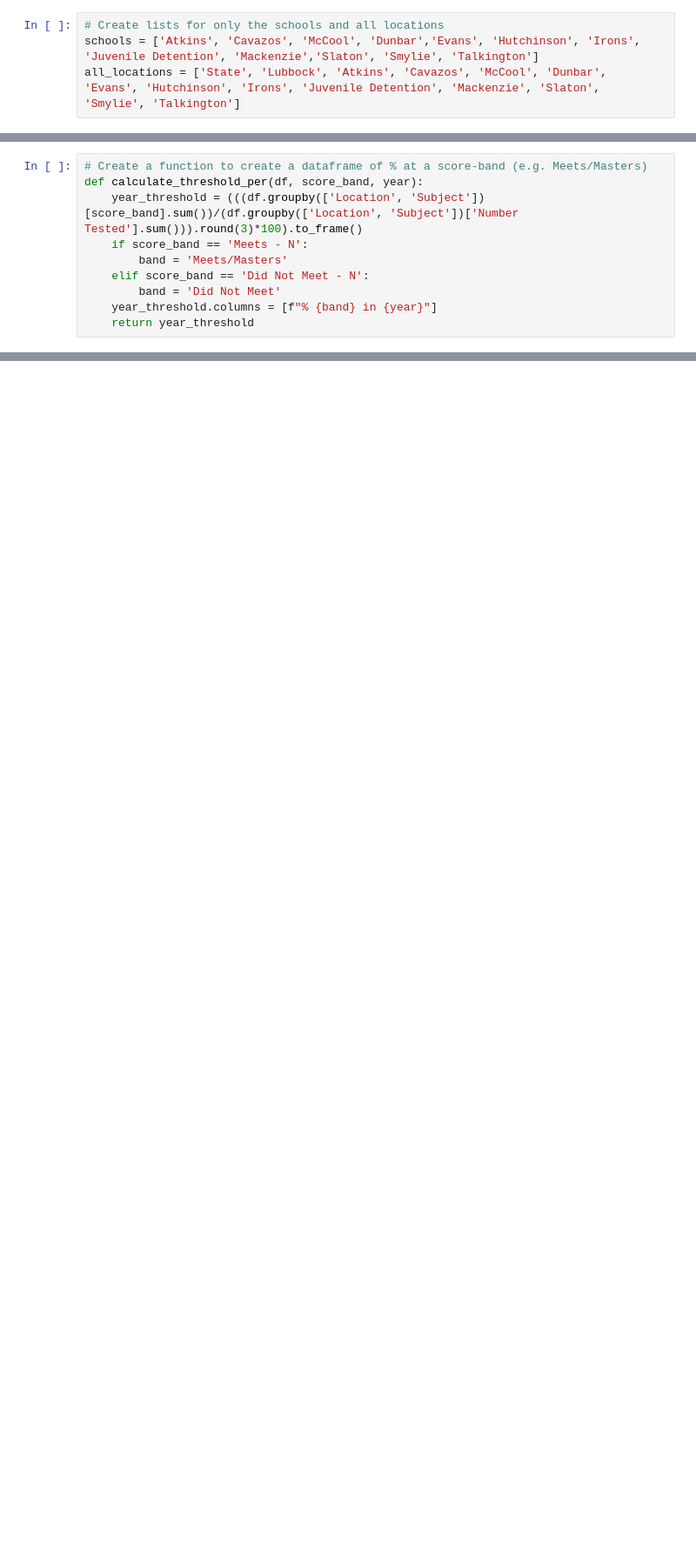
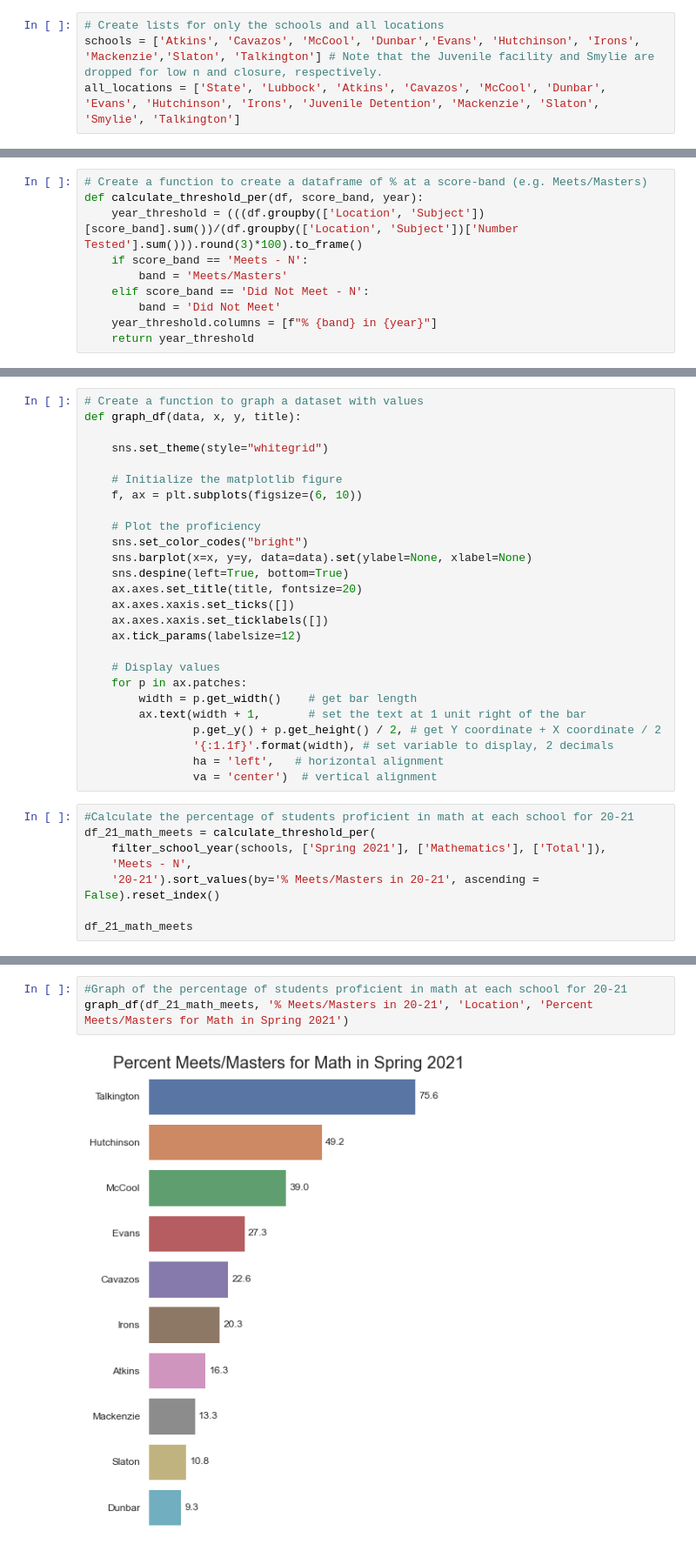
Before and after one commit to rajaridgway/lubbock-analysis, a Jupyter notebook: lubbock.ipynb, the cells around one changed output, grey strips where cells are left out. Shown at 87% size. Drawn from its saved outputs; the diff is of its cells as text; blank space fills up the shorter version.

Commit message:
Group analysis and graphing

```diff
--- a/lubbock.ipynb
+++ b/lubbock.ipynb
@@ -480,7 +481,7 @@ df_21_total_7 = df[df_21 & df_total & df_7]
 df_21_total_8 = df[df_21 & df_total & df_8]
 # %%
 # Create lists for only the schools and all locations
-schools = ['Atkins', 'Cavazos', 'McCool', 'Dunbar','Evans', 'Hutchinson', 'Irons', 'Juvenile Detention', 'Mackenzie','Slaton', 'Smylie', 'Talkington']
+schools = ['Atkins', 'Cavazos', 'McCool', 'Dunbar','Evans', 'Hutchinson', 'Irons', 'Mackenzie','Slaton', 'Talkington'] # Note that the Juvenile facility and Smylie are dropped for low n and closure, respectively.
 all_locations = ['State', 'Lubbock', 'Atkins', 'Cavazos', 'McCool', 'Dunbar', 'Evans', 'Hutchinson', 'Irons', 'Juvenile Detention', 'Mackenzie', 'Slaton', 'Smylie', 'Talkington']
 # %%
 # Create lists of all subgroup categories
@@ -617,0 +534,34 @@ df_21_meets.merge(df_21_not_meets, left_index=True, right_index=True)
+# %%
+# Create a function to graph a dataset with values
+def graph_df(data, x, y, title):
+
+    sns.set_theme(style="whitegrid")
+
+    # Initialize the matplotlib figure
+    f, ax = plt.subplots(figsize=(6, 10))
+
+    # Plot the proficiency
+    sns.set_color_codes("bright")
+    sns.barplot(x=x, y=y, data=data).set(ylabel=None, xlabel=None)
+    sns.despine(left=True, bottom=True)
+    ax.axes.set_title(title, fontsize=20)
+    ax.axes.xaxis.set_ticks([])
+    ax.axes.xaxis.set_ticklabels([])
+    ax.tick_params(labelsize=12)
+
+    # Display values
+    for p in ax.patches:
+        width = p.get_width()    # get bar length
+        ax.text(width + 1,       # set the text at 1 unit right of the bar
+                p.get_y() + p.get_height() / 2, # get Y coordinate + X coordinate / 2
+                '{:1.1f}'.format(width), # set variable to display, 2 decimals
+                ha = 'left',   # horizontal alignment
+                va = 'center')  # vertical alignment
+# %%
+#Calculate the percentage of students proficient in math at each school for 20-21
+df_21_math_meets = calculate_threshold_per(
+    filter_school_year(schools, ['Spring 2021'], ['Mathematics'], ['Total']),
+    'Meets - N',
+    '20-21').sort_values(by='% Meets/Masters in 20-21', ascending = False).reset_index()
+
+df_21_math_meets
@@ -617,0 +580,5 @@ df_21_meets.merge(df_21_not_meets, left_index=True, right_index=True)
+# %%
+#Graph of the percentage of students proficient in math at each school for 20-21
+graph_df(df_21_math_meets, '% Meets/Masters in 20-21', 'Location', 'Percent Meets/Masters for Math in Spring 2021')
+# %% [output]
+[figure, added]
```
Also changed, not shown: parts of 39 cells of this notebook.
